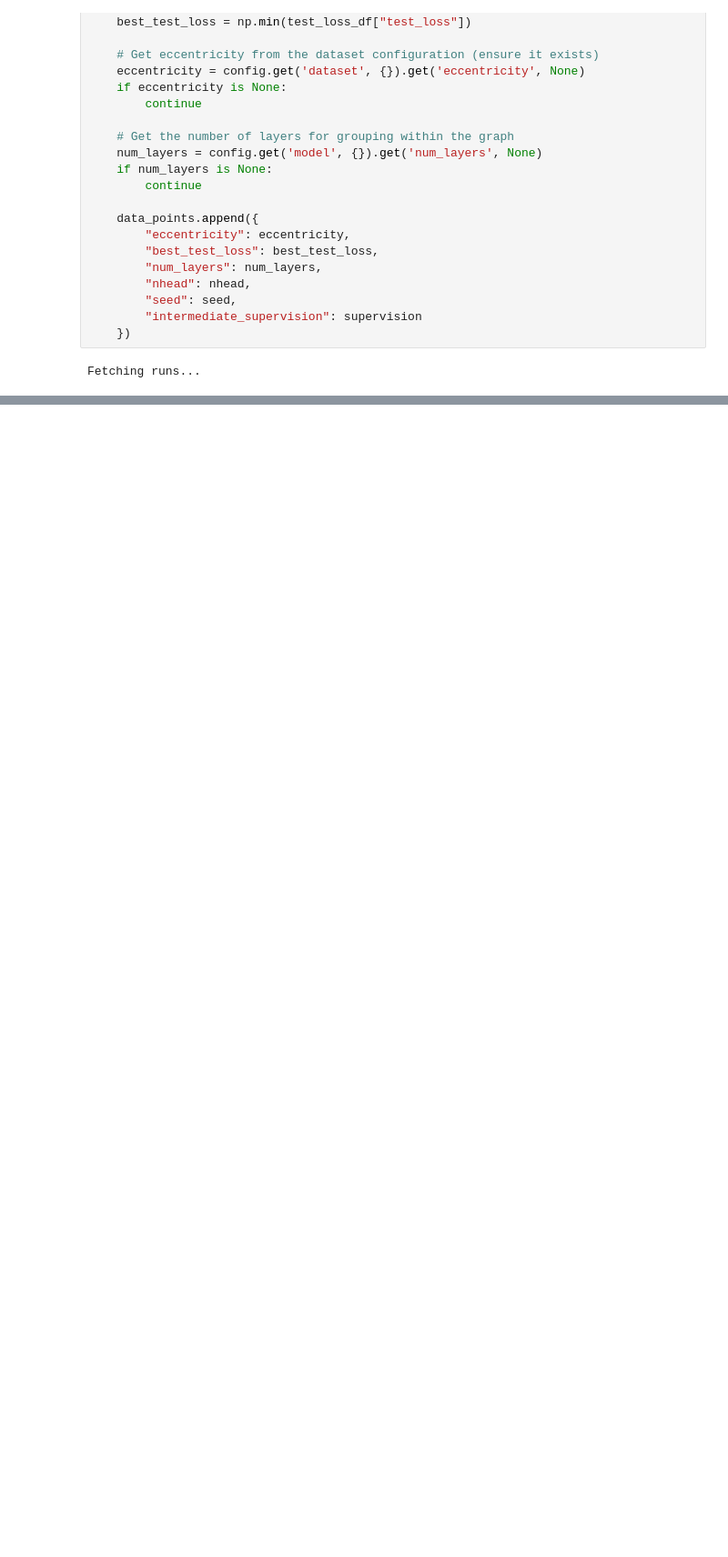
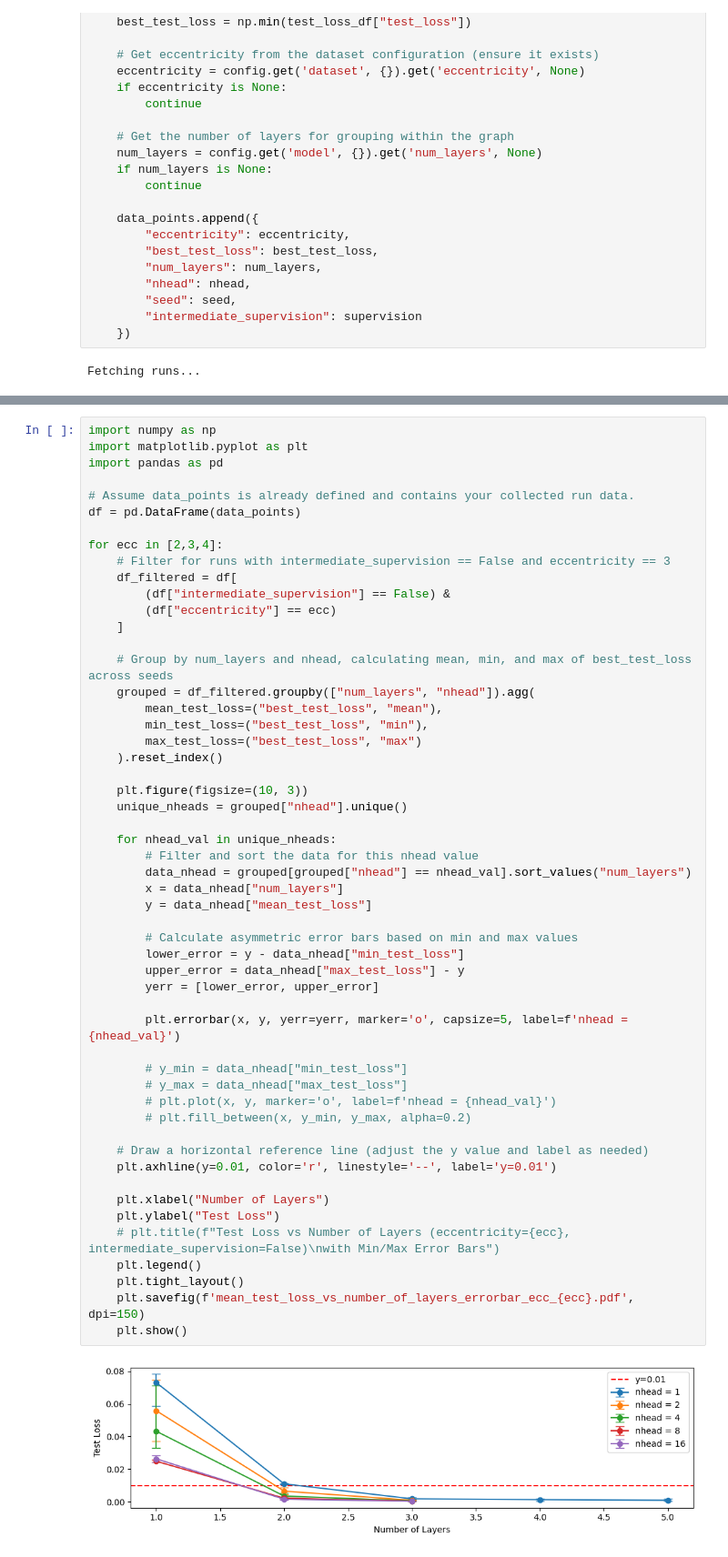
Before and after one commit to Andy-Zhou2/L65_GNN_Project, a Jupyter notebook: analysis/transformers_layer_head_analysis.ipynb, the cells around one changed output, grey strips where cells are left out. Shown: that part at 91% size. Saved outputs shown, nothing was run; the diff lists cells and outputs as text; blank space fills up the shorter version.

```diff
--- a/analysis/transformers_layer_head_analysis.ipynb
+++ b/analysis/transformers_layer_head_analysis.ipynb
@@ -114,0 +126,55 @@ plt.show()
+# %%
+import numpy as np
+import matplotlib.pyplot as plt
+import pandas as pd
+
+# Assume data_points is already defined and contains your collected run data.
+df = pd.DataFrame(data_points)
+
+for ecc in [2,3,4]:
+    # Filter for runs with intermediate_supervision == False and eccentricity == 3
+    df_filtered = df[
+        (df["intermediate_supervision"] == False) &
+        (df["eccentricity"] == ecc)
+    ]
+
+    # Group by num_layers and nhead, calculating mean, min, and max of best_test_loss across seeds
+    grouped = df_filtered.groupby(["num_layers", "nhead"]).agg(
+        mean_test_loss=("best_test_loss", "mean"),
+        min_test_loss=("best_test_loss", "min"),
+        max_test_loss=("best_test_loss", "max")
+    ).reset_index()
+
+    plt.figure(figsize=(10, 3))
+    unique_nheads = grouped["nhead"].unique()
+
+    for nhead_val in unique_nheads:
+        # Filter and sort the data for this nhead value
+        data_nhead = grouped[grouped["nhead"] == nhead_val].sort_values("num_layers")
+        x = data_nhead["num_layers"]
+        y = data_nhead["mean_test_loss"]
+
+        # Calculate asymmetric error bars based on min and max values
+        lower_error = y - data_nhead["min_test_loss"]
+        upper_error = data_nhead["max_test_loss"] - y
+        yerr = [lower_error, upper_error]
+
+        plt.errorbar(x, y, yerr=yerr, marker='o', capsize=5, label=f'nhead = {nhead_val}')
+
+        # y_min = data_nhead["min_test_loss"]
+        # y_max = data_nhead["max_test_loss"]
+        # plt.plot(x, y, marker='o', label=f'nhead = {nhead_val}')
+        # plt.fill_between(x, y_min, y_max, alpha=0.2)
+
+    # Draw a horizontal reference line (adjust the y value and label as needed)
+    plt.axhline(y=0.01, color='r', linestyle='--', label='y=0.01')
+
+    plt.xlabel("Number of Layers")
+    plt.ylabel("Test Loss")
+    # plt.title(f"Test Loss vs Number of Layers (eccentricity={ecc}, intermediate_supervision=False)\nwith Min/Max Error Bars")
+    plt.legend()
+    plt.tight_layout()
+    plt.savefig(f'mean_test_loss_vs_number_of_layers_errorbar_ecc_{ecc}.pdf', dpi=150)
+    plt.show()
+# %% [output]
+[figure, added]
```
Also changed, not shown: parts of 3 cells of this notebook, 1 other file.
